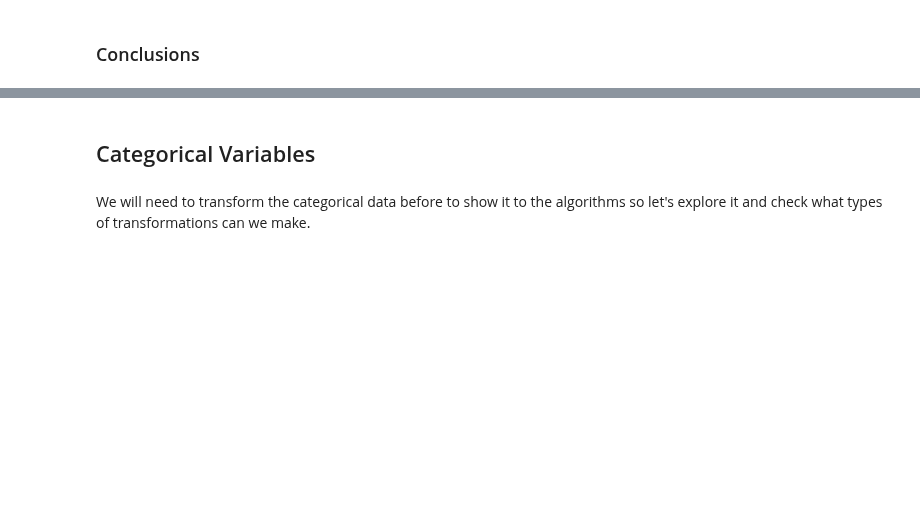
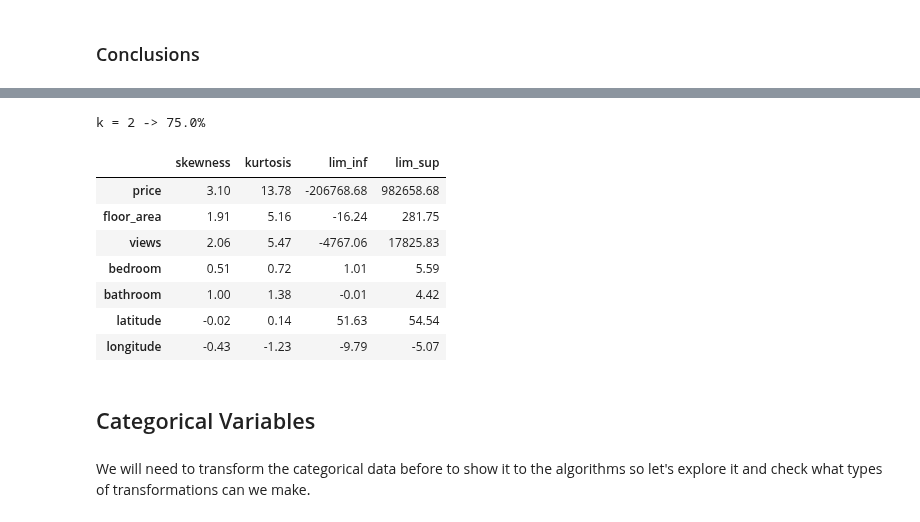
Before and after one commit to javiicc/Identifying_Potential_Investment_Opportunities_In_The_Irish_Real_Estate_Market_Using_MachineLearning, a Jupyter notebook: Data_Analysis.ipynb, the cells around one changed output, grey strips where cells are left out. Saved outputs shown, nothing was run; the diff lists cells and outputs as text; code cells hidden in the pictures; blank space fills up the shorter version.

```diff
--- a/Data_Analysis.ipynb
+++ b/Data_Analysis.ipynb
@@ -746,3 +812,15 @@ As we have seen, the elimination of outliers and a few kind of transformations c
+# %%
+tchebycheff(df=sale_out, num_features=numeric_features, k=2)
+# %% [output]
+k = 2 -> 75.0%
+|  | skewness | kurtosis | lim_inf | lim_sup |
+| price | 3.10 | 13.78 | -206768.68 | 982658.68 |
+| floor_area | 1.91 | 5.16 | -16.24 | 281.75 |
+| views | 2.06 | 5.47 | -4767.06 | 17825.83 |
+| bedroom | 0.51 | 0.72 | 1.01 | 5.59 |
+| bathroom | 1.00 | 1.38 | -0.01 | 4.42 |
+| latitude | -0.02 | 0.14 | 51.63 | 54.54 |
+| longitude | -0.43 | -1.23 | -9.79 | -5.07 |
 # %% [markdown]
 ## Categorical Variables
 # %% [markdown]
```
Also changed, not shown: parts of 68 cells of this notebook, 3 other files.
